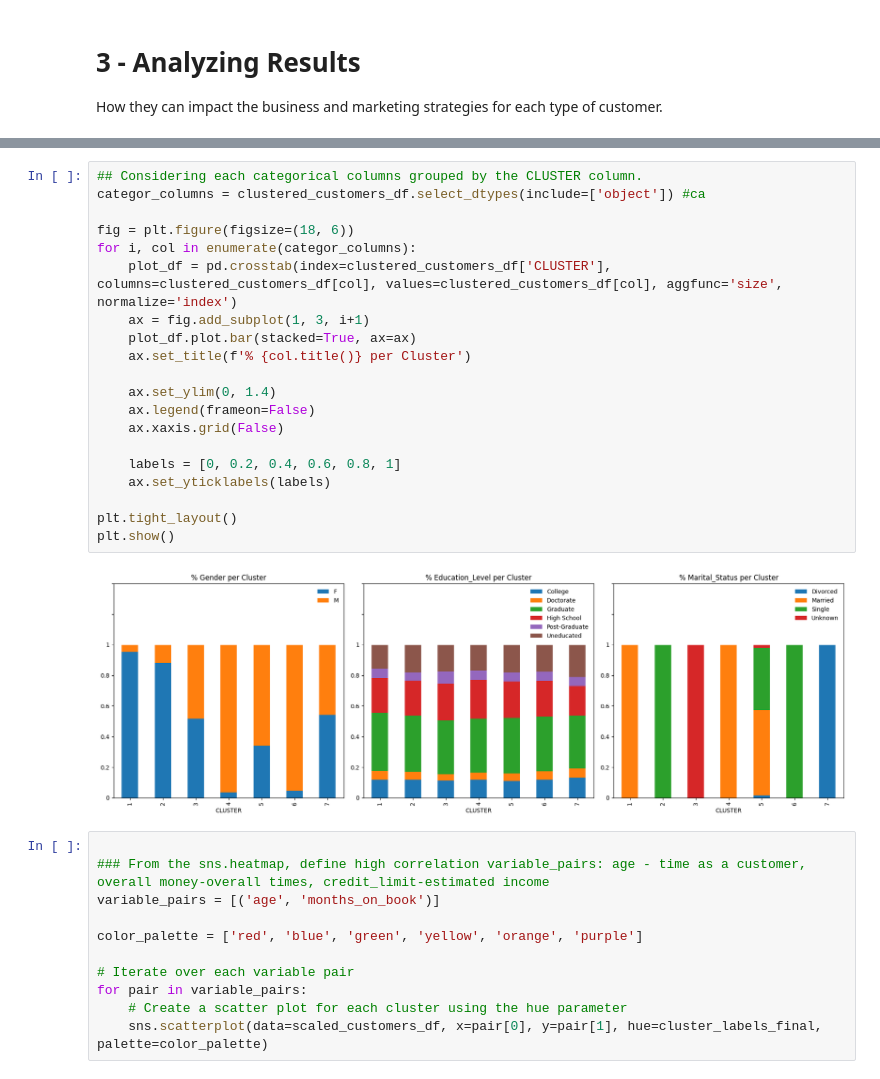
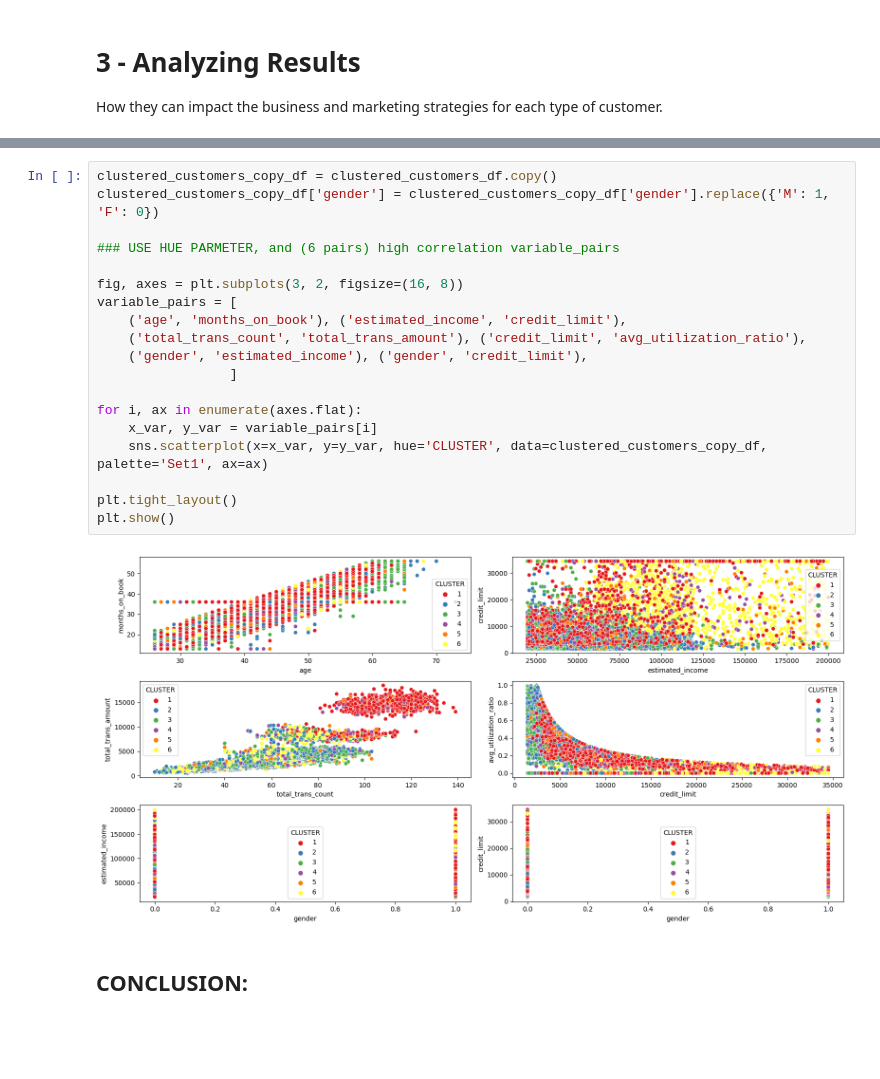
Before and after one commit to DoanNgocCuongBKEGNH/MiniProjs-Research, a Jupyter notebook: MachineLearning/Credit Card Customer Segmentation_Clustering&GCN/Credit Card Customer Segmentation_Clustering&GCN.ipynb, the cells around one changed output, grey strips where cells are left out. Drawn from its saved outputs; the diff is of its cells as text; blank space fills up the shorter version.

```diff
--- a/MachineLearning/Credit Card Customer Segmentation_Clustering&GCN/Credit Card Customer Segmentation_Clustering&GCN.ipynb
+++ b/MachineLearning/Credit Card Customer Segmentation_Clustering&GCN/Credit Card Customer Segmentation_Clustering&GCN.ipynb
@@ -354,33 +384,23 @@ plt.show()
-# %%
-## Considering each categorical columns grouped by the CLUSTER column.
-categor_columns = clustered_customers_df.select_dtypes(include=['object']) #ca
-
-fig = plt.figure(figsize=(18, 6))
-for i, col in enumerate(categor_columns):
-    plot_df = pd.crosstab(index=clustered_customers_df['CLUSTER'], columns=clustered_customers_df[col], values=clustered_customers_df[col], aggfunc='size', normalize='index')
-    ax = fig.add_subplot(1, 3, i+1)
-    plot_df.plot.bar(stacked=True, ax=ax)
-    ax.set_title(f'% {col.title()} per Cluster')
-
-    ax.set_ylim(0, 1.4)
-    ax.legend(frameon=False)
-    ax.xaxis.grid(False)
-
-    labels = [0, 0.2, 0.4, 0.6, 0.8, 1]
-    ax.set_yticklabels(labels)
-
-plt.tight_layout()
-plt.show()
-# %% [output]
-[figure, removed]
-# %%
-
-### From the sns.heatmap, define high correlation variable_pairs: age - time as a customer, overall money-overall times, credit_limit-estimated income
-variable_pairs = [('age', 'months_on_book')]
-
-color_palette = ['red', 'blue', 'green', 'yellow', 'orange', 'purple']
-
-# Iterate over each variable pair
-for pair in variable_pairs:
-    # Create a scatter plot for each cluster using the hue parameter
-    sns.scatterplot(data=scaled_customers_df, x=pair[0], y=pair[1], hue=cluster_labels_final, palette=color_palette)
+# %%
+clustered_customers_copy_df = clustered_customers_df.copy()
+clustered_customers_copy_df['gender'] = clustered_customers_copy_df['gender'].replace({'M': 1, 'F': 0})
+
+### USE HUE PARMETER, and (6 pairs) high correlation variable_pairs
+
+fig, axes = plt.subplots(3, 2, figsize=(16, 8))
+variable_pairs = [
+    ('age', 'months_on_book'), ('estimated_income', 'credit_limit'),
+    ('total_trans_count', 'total_trans_amount'), ('credit_limit', 'avg_utilization_ratio'),
+    ('gender', 'estimated_income'), ('gender', 'credit_limit'),
+                 ]
+
+for i, ax in enumerate(axes.flat):
+    x_var, y_var = variable_pairs[i]
+    sns.scatterplot(x=x_var, y=y_var, hue='CLUSTER', data=clustered_customers_copy_df, palette='Set1', ax=ax)
+
+plt.tight_layout()
+plt.show()
+# %% [output]
+[figure, added]
+# %% [markdown]
+## CONCLUSION:
```
Also changed, not shown: parts of 11 cells of this notebook.
